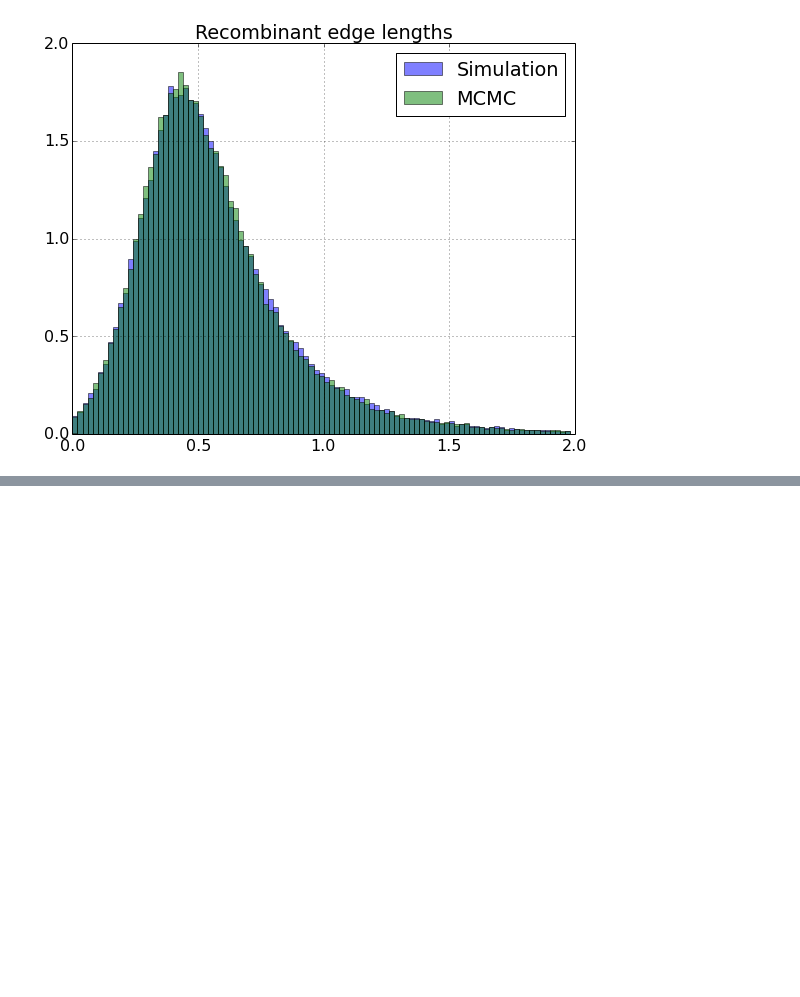
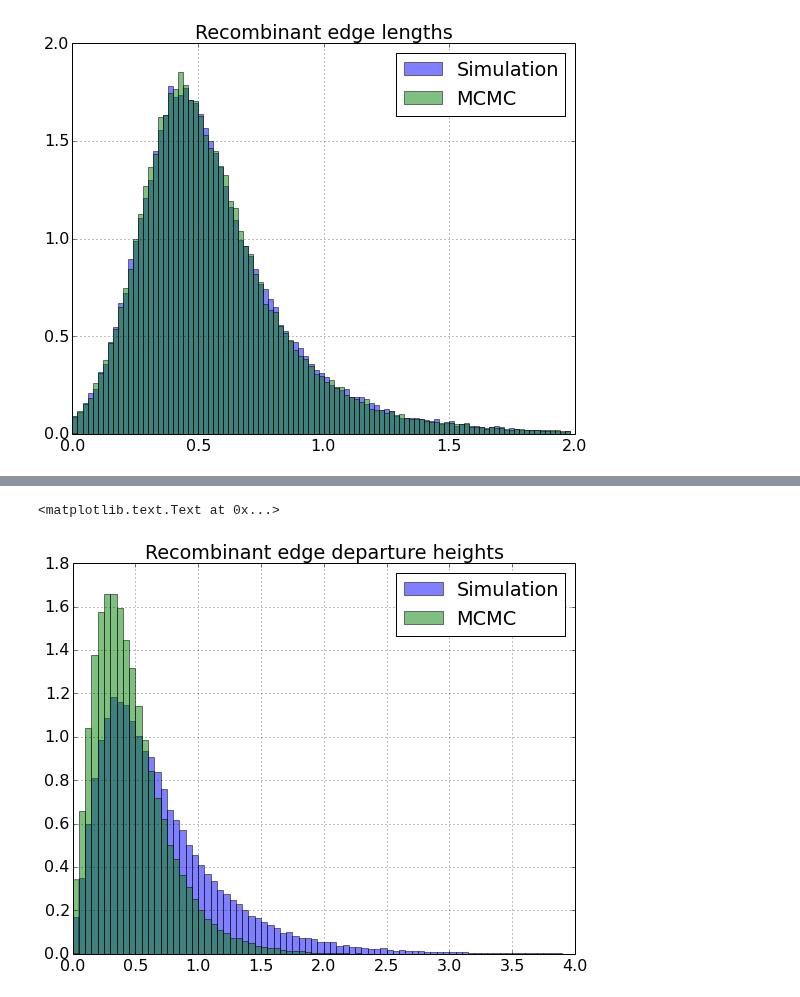
Before and after one commit to tgvaughan/bacter, a Jupyter notebook: examples/Validation.ipynb, the cells around one changed output, grey strips where cells are left out. Saved outputs shown, nothing was run; the diff lists cells and outputs as text; code cells hidden in the pictures; blank space fills up the shorter version.

```diff
--- a/examples/Validation.ipynb
+++ b/examples/Validation.ipynb
@@ -500,0 +537,13 @@ title("Recombinant edge lengths")
+# %%
+bins=arange(0,4,.05)
+dfs['arg.meanDepartureHeight'].hist(normed=True,
+                                    bins=bins,
+                                    alpha=0.5, label="Simulation")
+df['arg.meanDepartureHeight'].hist(normed=True,
+                                   bins=bins,
+                                   alpha=0.5, label="MCMC")
+legend()
+title("Recombinant edge departure heights")
+# %% [output]
+<matplotlib.text.Text at 0x...>
+[figure, added]
```
Also changed, not shown: parts of 6 cells of this notebook, 1 other file.
